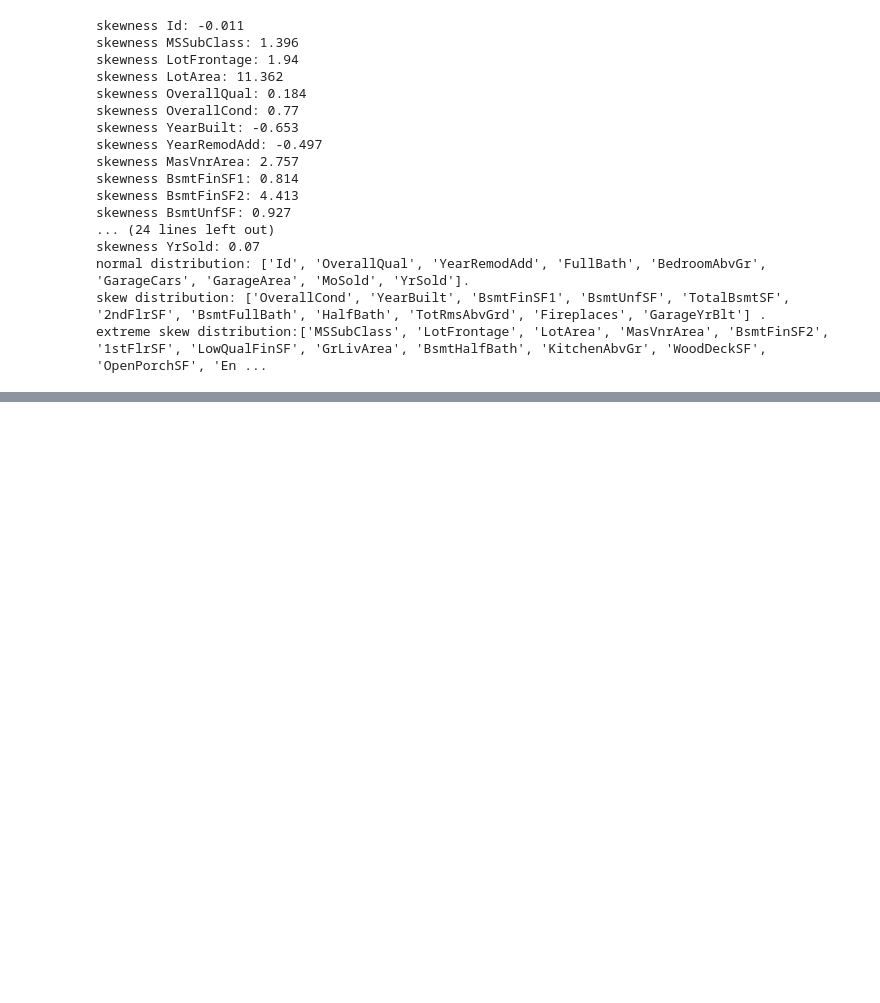
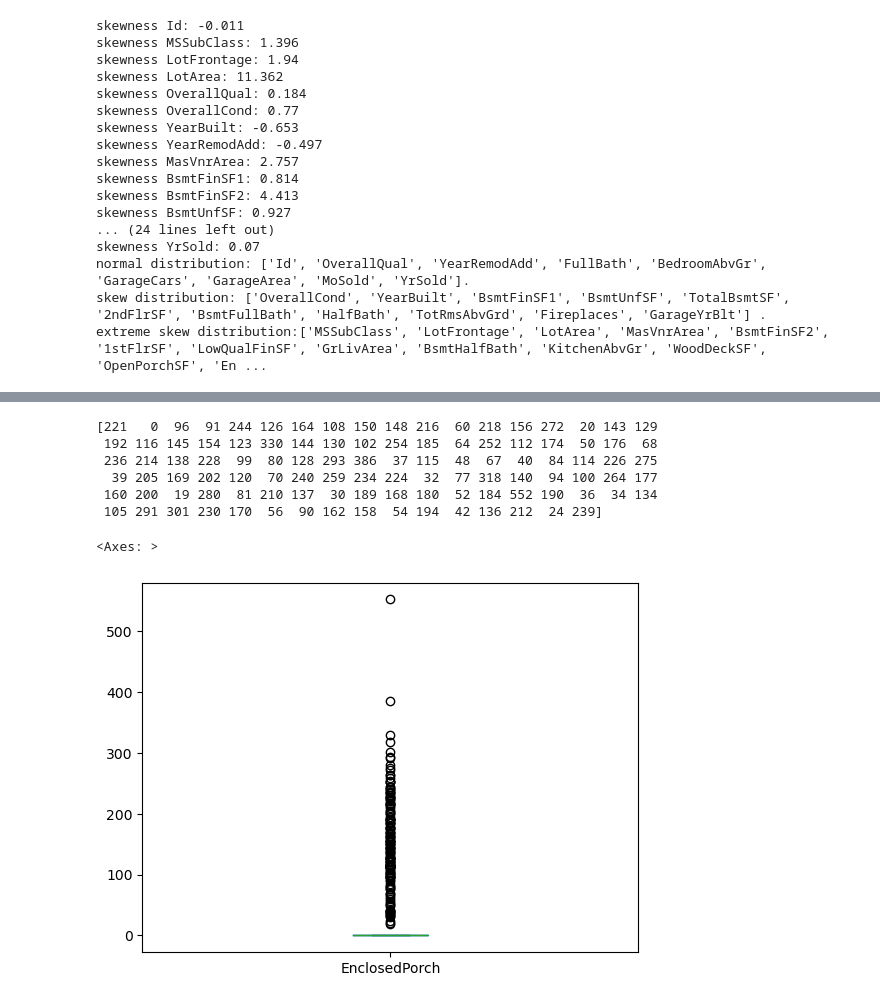
Before and after one commit to jennyaurelia/H8_1033, a Jupyter notebook: final_project/fin_prep.ipynb, the cells around one changed output, grey strips where cells are left out. Cells and saved outputs as stored; diff of their text form; code cells hidden in the pictures; blank space fills up the shorter version.

```diff
--- a/final_project/fin_prep.ipynb
+++ b/final_project/fin_prep.ipynb
@@ -788,0 +934,14 @@ Based on the results above, the distributed columns are:
+# %%
+# Check unique values
+print(X_train['EnclosedPorch'].unique())
+# Simple visualisation of 'previous' column
+X_train.EnclosedPorch.plot(kind='box')
+# %% [output]
+[221   0  96  91 244 126 164 108 150 148 216  60 218 156 272  20 143 129
+ 192 116 145 154 123 330 144 130 102 254 185  64 252 112 174  50 176  68
+ 236 214 138 228  99  80 128 293 386  37 115  48  67  40  84 114 226 275
+  39 205 169 202 120  70 240 259 234 224  32  77 318 140  94 100 264 177
+ 160 200  19 280  81 210 137  30 189 168 180  52 184 552 190  36  34 134
+ 105 291 301 230 170  56  90 162 158  54 194  42 136 212  24 239]
+<Axes: >
+[figure, added]
```
Also changed, not shown: parts of 68 cells of this notebook, 1 other file.
